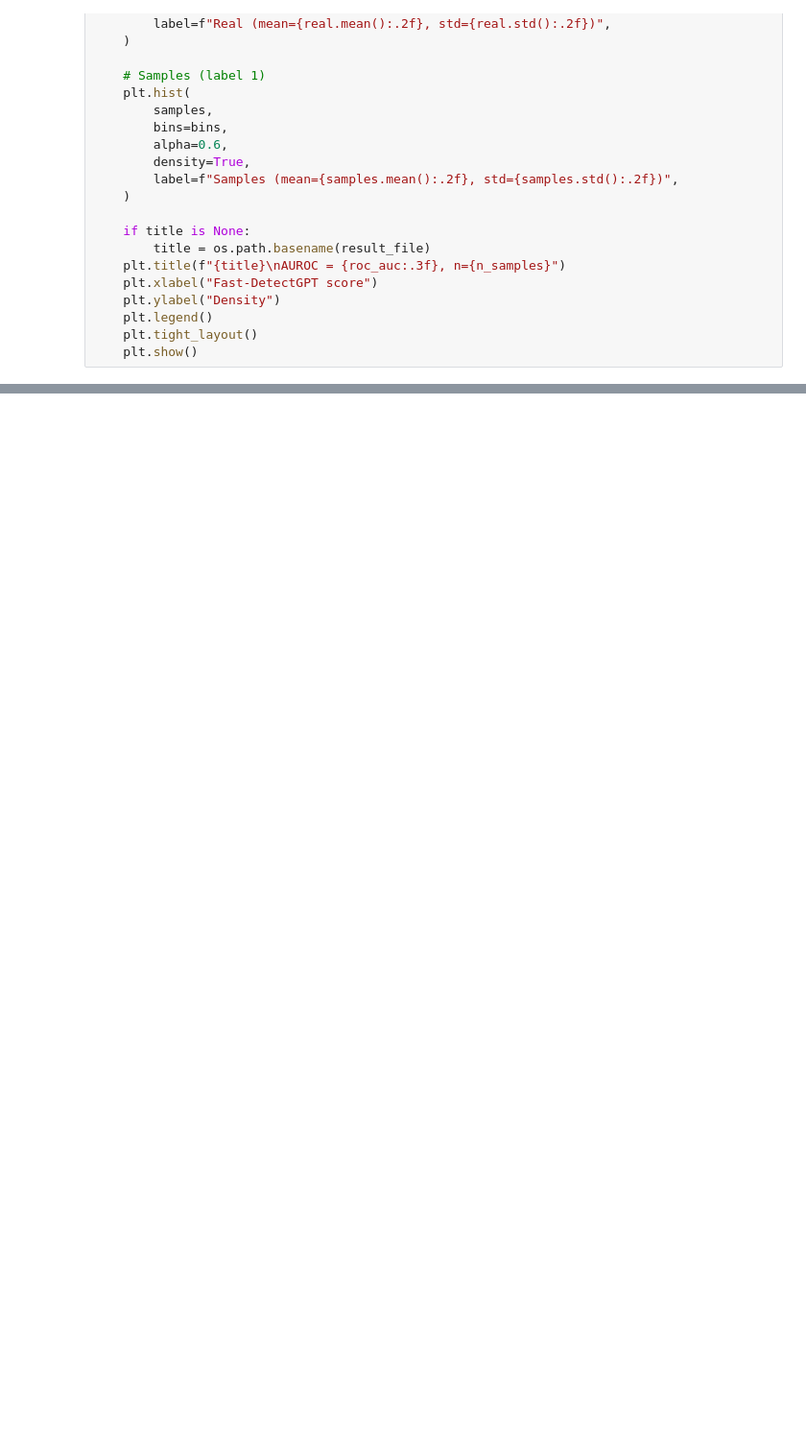
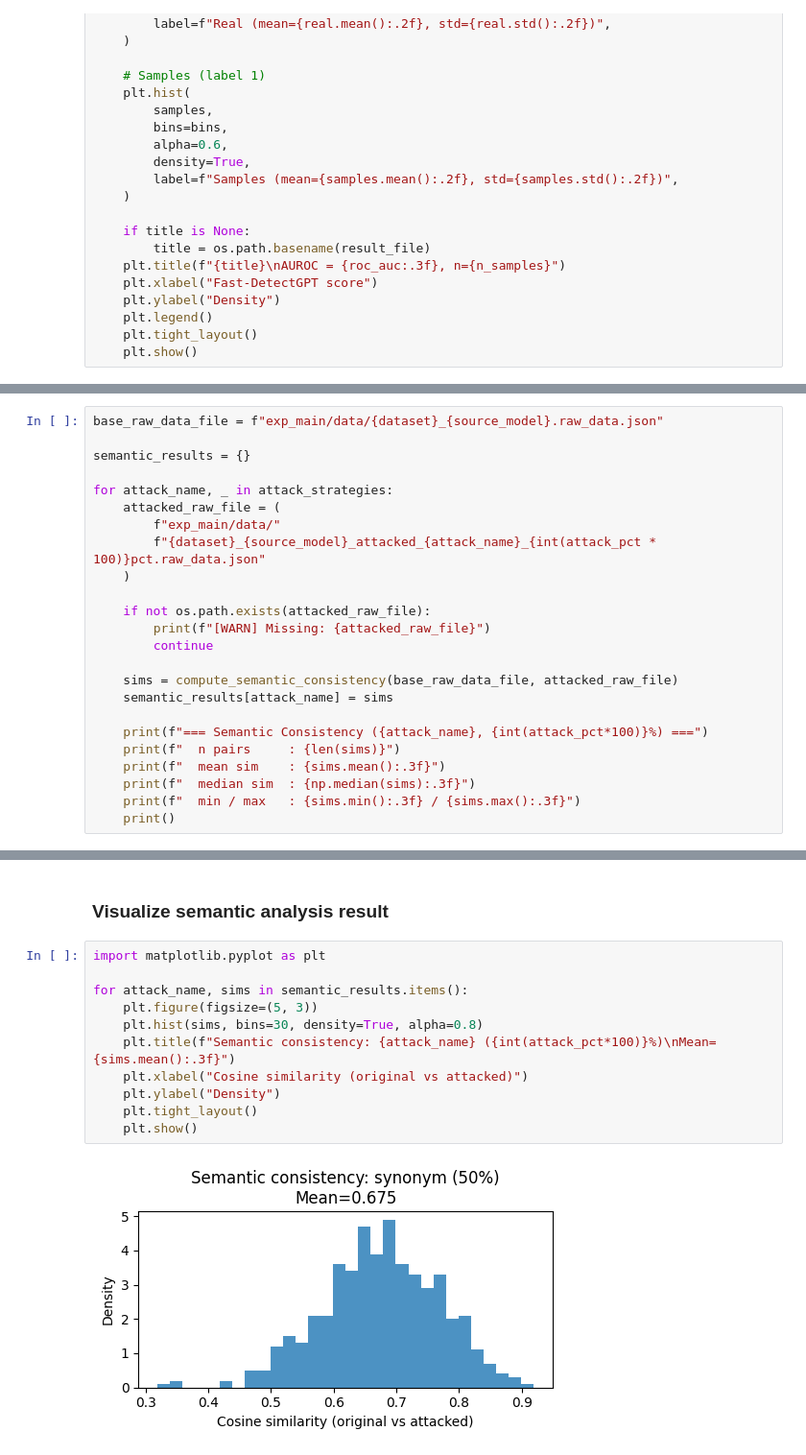
Before and after one commit to ranf-cmu-F24/Breaking-Fast-DetectGPT, a Jupyter notebook: notebooks/attack_fast_detect.ipynb, the cells around one changed output, grey strips where cells are left out. Shown at 96% size. Saved outputs shown, nothing was run; the diff lists cells and outputs as text; blank space fills up the shorter version.

```diff
--- a/notebooks/attack_fast_detect.ipynb
+++ b/notebooks/attack_fast_detect.ipynb
@@ -1208,0 +1255,24 @@ for attack_name, _ in attack_strategies:
+# %%
+base_raw_data_file = f"exp_main/data/{dataset}_{source_model}.raw_data.json"
+
+semantic_results = {}
+
+for attack_name, _ in attack_strategies:
+    attacked_raw_file = (
+        f"exp_main/data/"
+        f"{dataset}_{source_model}_attacked_{attack_name}_{int(attack_pct * 100)}pct.raw_data.json"
+    )
+
+    if not os.path.exists(attacked_raw_file):
+        print(f"[WARN] Missing: {attacked_raw_file}")
+        continue
+
+    sims = compute_semantic_consistency(base_raw_data_file, attacked_raw_file)
+    semantic_results[attack_name] = sims
+
+    print(f"=== Semantic Consistency ({attack_name}, {int(attack_pct*100)}%) ===")
+    print(f"  n pairs     : {len(sims)}")
+    print(f"  mean sim    : {sims.mean():.3f}")
+    print(f"  median sim  : {np.median(sims):.3f}")
+    print(f"  min / max   : {sims.min():.3f} / {sims.max():.3f}")
+    print()
@@ -1208,0 +1295,15 @@ for attack_name, _ in attack_strategies:
+# %% [markdown]
+### Visualize semantic analysis result
+# %%
+import matplotlib.pyplot as plt
+
+for attack_name, sims in semantic_results.items():
+    plt.figure(figsize=(5, 3))
+    plt.hist(sims, bins=30, density=True, alpha=0.8)
+    plt.title(f"Semantic consistency: {attack_name} ({int(attack_pct*100)}%)\nMean={sims.mean():.3f}")
+    plt.xlabel("Cosine similarity (original vs attacked)")
+    plt.ylabel("Density")
+    plt.tight_layout()
+    plt.show()
+# %% [output]
+[figure, added]
```
Also changed, not shown: parts of 28 cells of this notebook, 19 other files.
